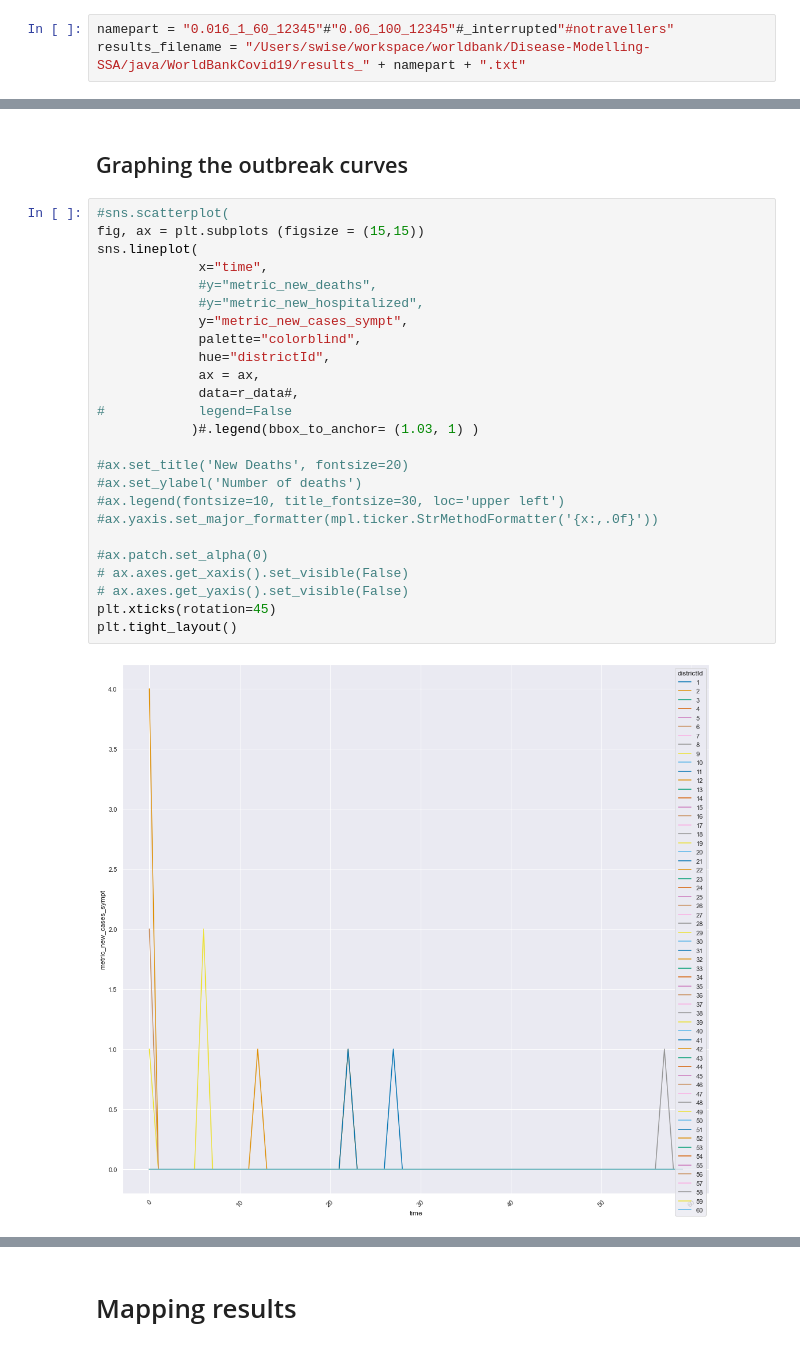
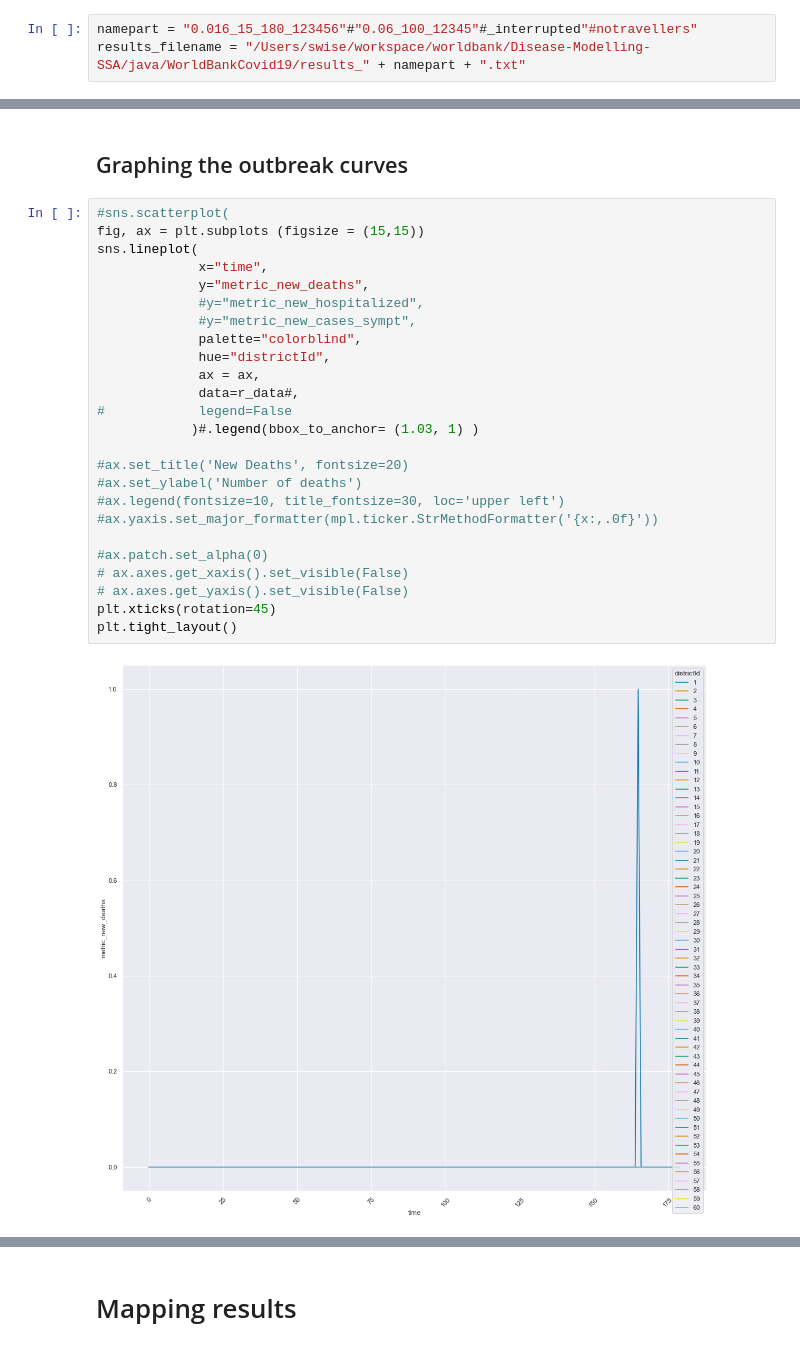
Before and after one commit to dime-worldbank/Disease-Modelling-SSA, a Jupyter notebook: notebooks/JavaOutputProcessing.ipynb, the cells around one changed output, grey strips where cells are left out. Drawn from its saved outputs; the diff is of its cells as text.

```diff
--- a/notebooks/JavaOutputProcessing.ipynb
+++ b/notebooks/JavaOutputProcessing.ipynb
@@ -19,7 +21,7 @@ pwd
 # %% [markdown]
 Identify the input files and read them in
 # %%
-namepart = "0.016_1_60_12345"#"0.06_100_12345"#_interrupted"#notravellers"
+namepart = "0.016_15_180_123456"#"0.06_100_12345"#_interrupted"#notravellers"
 results_filename = "/Users/swise/workspace/worldbank/Disease-Modelling-SSA/java/WorldBankCovid19/results_" + namepart + ".txt"
 # %% [markdown]
 Infections available too!
@@ -74,27 +78,27 @@ sum(r_data['metric_new_cases_sympt'])
 # %%
 #sns.scatterplot(
 fig, ax = plt.subplots (figsize = (15,15))
 sns.lineplot(
              x="time",
-             #y="metric_new_deaths",
+             y="metric_new_deaths",
              #y="metric_new_hospitalized",
-             y="metric_new_cases_sympt",
+             #y="metric_new_cases_sympt",
              palette="colorblind",
              hue="districtId",
              ax = ax,
              data=r_data#,
 #            legend=False
             )#.legend(bbox_to_anchor= (1.03, 1) )
 
 #ax.set_title('New Deaths', fontsize=20)
 #ax.set_ylabel('Number of deaths')
 #ax.legend(fontsize=10, title_fontsize=30, loc='upper left')
 #ax.yaxis.set_major_formatter(mpl.ticker.StrMethodFormatter('{x:,.0f}'))
 
 #ax.patch.set_alpha(0)
 # ax.axes.get_xaxis().set_visible(False)
 # ax.axes.get_yaxis().set_visible(False)
 plt.xticks(rotation=45)
 plt.tight_layout()
 # %% [output]
-[figure, old version]
+[figure, new version]
```
Also changed, not shown: parts of 27 cells of this notebook, 6 other files.
